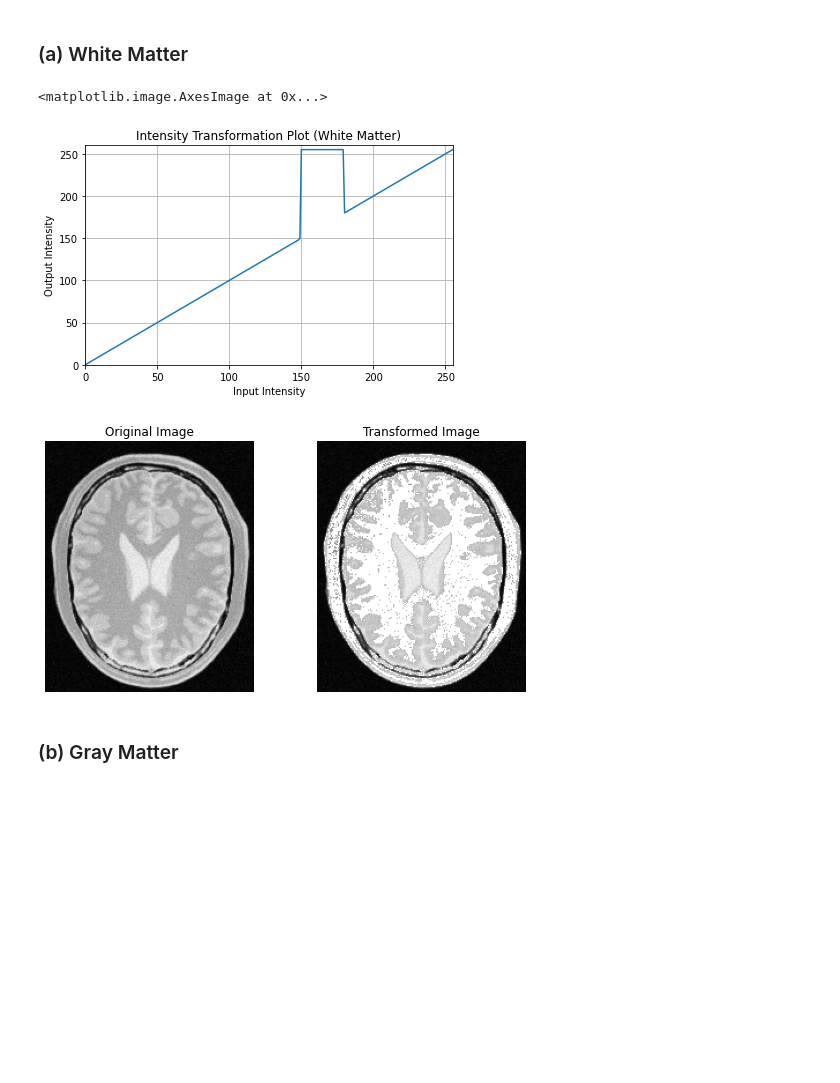
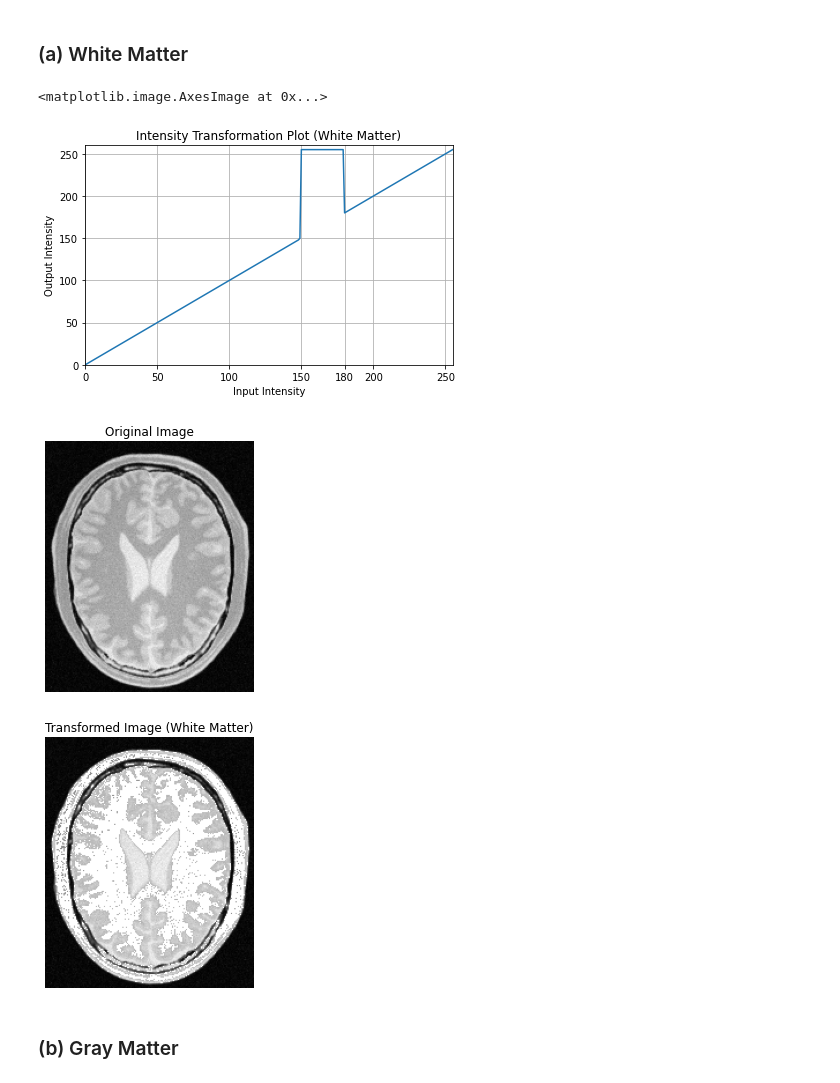
Before and after one commit to vidurawarna/EN2550_CV, a Jupyter notebook: Assignments/Assignment 1/190397E_Assignment1.ipynb, the cells around one changed output. Drawn from its saved outputs; the diff is of its cells as text; code cells hidden in the pictures; blank space fills up the shorter version.

```diff
--- a/Assignments/Assignment 1/190397E_Assignment1.ipynb
+++ b/Assignments/Assignment 1/190397E_Assignment1.ipynb
@@ -80,43 +80,45 @@ T1 = np.linspace(0,150,150)
 T2 = np.linspace(255,255,30)
 T3 = np.linspace(180,255,76)
 
 #Concatenate sub arrays to get the transformation
 t = np.concatenate((T1,T2,T3),axis = 0).astype(np.uint8)
 #t = np.arange(255,-1,-1,dtype=np.uint8)
 
 #Plot the transformation
 fig,ax = plt.subplots()
 ax.plot(t)
 ax.grid()
 ax.set_xlim(0,255)
 ax.set_ylim(0,260)
+ax.set_xticks([0,50,100,150,180,200,250])
 ax.set_xlabel("Input Intensity")
 ax.set_ylabel("Output Intensity")
 ax.set_title("Intensity Transformation Plot (White Matter)")
 
 #Read the image using opencv
 img = cv.imread('images/brain_proton_density_slice.png',cv.IMREAD_GRAYSCALE)
 assert img is not None
 
 #apply the transformation using lookup table
 transformed_img = cv.LUT(img,t)
 
 #display images using matplotlib
 plt.rcParams["figure.autolayout"] = True
-fig,ax = plt.subplots(1,2,figsize=(8,4))
+fig,ax = plt.subplots()
 img_ = cv.cvtColor(img,cv.COLOR_BGR2RGB)
-ax[0].axis('off')
-ax[0].set_title("Original Image")
-ax[0].imshow(img_)
-
+ax.axis('off')
+ax.set_title("Original Image")
+ax.imshow(img_)
+fig,ax = plt.subplots()
 transformed_img_ = cv.cvtColor(transformed_img,cv.COLOR_BGR2RGB)
-ax[1].axis('off')
-ax[1].set_title("Transformed Image")
-ax[1].imshow(transformed_img_)
+ax.axis('off')
+ax.set_title("Transformed Image (White Matter)")
+ax.imshow(transformed_img_)
 # %% [output]
 <matplotlib.image.AxesImage at 0x...>
-[figure, old version]
+[figure, new version]
-[figure, old version]
+[figure, new version]
+[figure, added]
 # %% [markdown]
 ### (b) Gray Matter
 # %%
```
Also changed, not shown: parts of 11 cells of this notebook, 33 other files.
